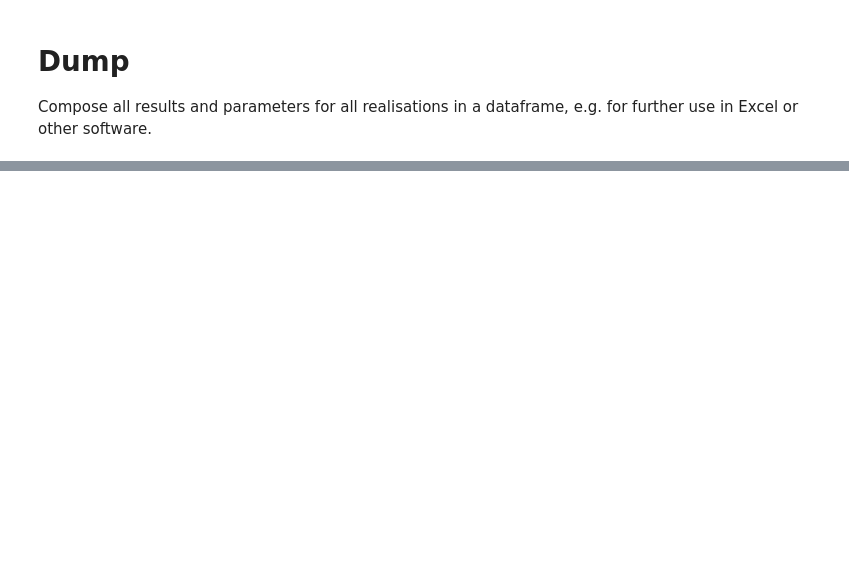
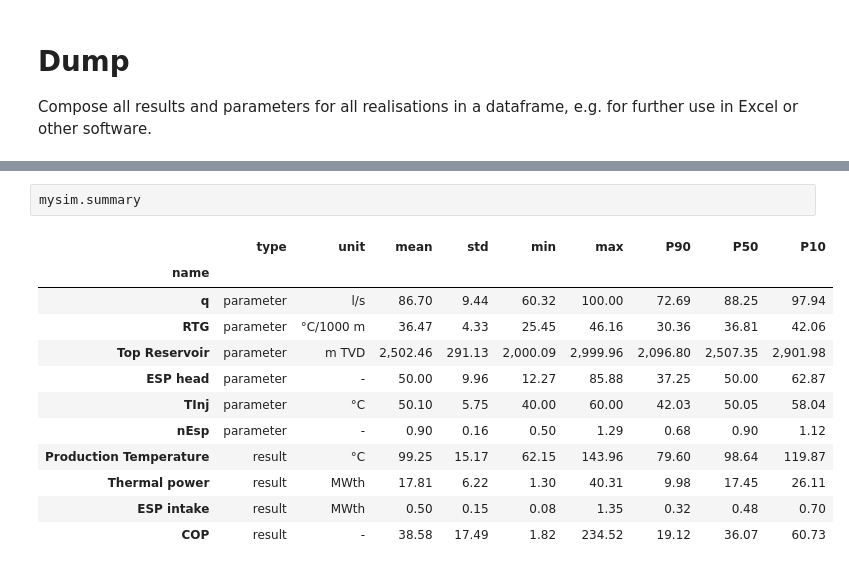
Before and after one commit to meeschasch/pyMoCa, a Jupyter notebook: example_geothermal.ipynb, the cells around one changed output, grey strips where cells are left out. Cells and saved outputs as stored; diff of their text form; blank space fills up the shorter version.

```diff
--- a/example_geothermal.ipynb
+++ b/example_geothermal.ipynb
@@ -309,0 +312,15 @@ mysim.dump.head()
+# %%
+mysim.summary
+# %% [output]
+|  | type | unit | mean | std | min | max | P90 | P50 | P10 |
+| name |  |  |  |  |  |  |  |  |  |
+| q | parameter | l/s | 86.70 | 9.44 | 60.32 | 100.00 | 72.69 | 88.25 | 97.94 |
+| RTG | parameter | °C/1000 m | 36.47 | 4.33 | 25.45 | 46.16 | 30.36 | 36.81 | 42.06 |
+| Top Reservoir | parameter | m TVD | 2,502.46 | 291.13 | 2,000.09 | 2,999.96 | 2,096.80 | 2,507.35 | 2,901.98 |
+| ESP head | parameter | - | 50.00 | 9.96 | 12.27 | 85.88 | 37.25 | 50.00 | 62.87 |
+| TInj | parameter | °C | 50.10 | 5.75 | 40.00 | 60.00 | 42.03 | 50.05 | 58.04 |
+| nEsp | parameter | - | 0.90 | 0.16 | 0.50 | 1.29 | 0.68 | 0.90 | 1.12 |
+| Production Temperature | result | °C | 99.25 | 15.17 | 62.15 | 143.96 | 79.60 | 98.64 | 119.87 |
+| Thermal power | result | MWth | 17.81 | 6.22 | 1.30 | 40.31 | 9.98 | 17.45 | 26.11 |
+| ESP intake | result | MWth | 0.50 | 0.15 | 0.08 | 1.35 | 0.32 | 0.48 | 0.70 |
+| COP | result | - | 38.58 | 17.49 | 1.82 | 234.52 | 19.12 | 36.07 | 60.73 |
```
Also changed, not shown: parts of 12 cells of this notebook.
